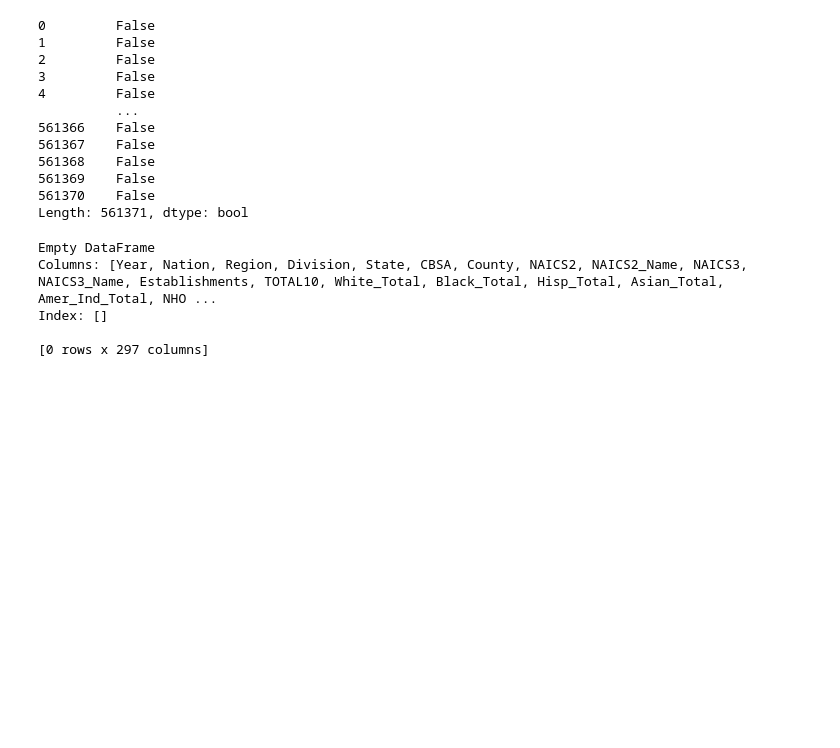
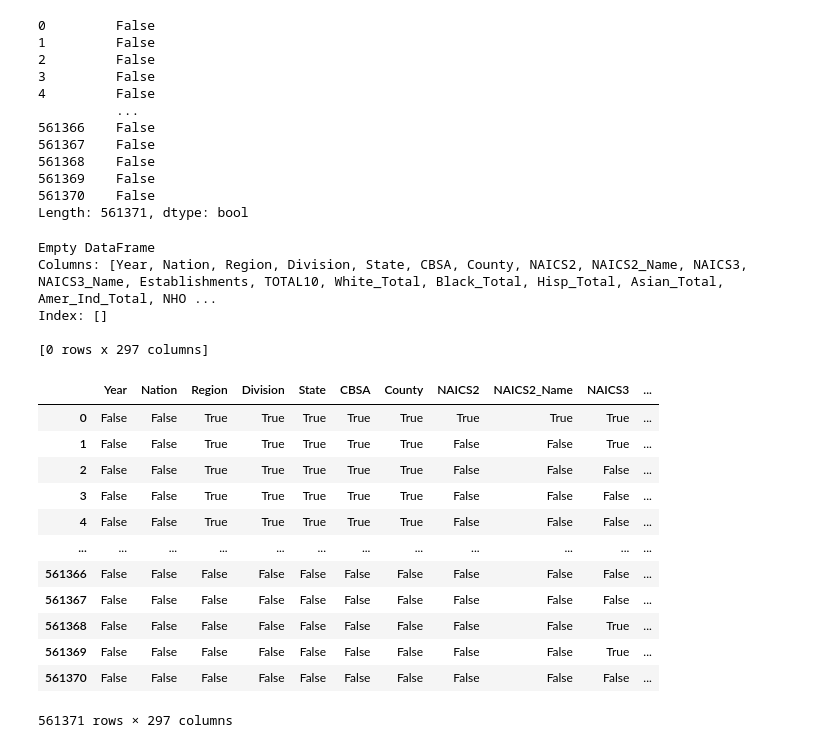
Before and after one commit to jfraz757/EEOC_Data_Exploration, a Jupyter notebook: EEOC_Files/EEOC1_Cleaning_Master_Stacked.ipynb, the cells around one changed output. Cells and saved outputs as stored; diff of their text form; code cells hidden in the pictures; blank space fills up the shorter version.

```diff
--- a/EEOC_Files/EEOC1_Cleaning_Master_Stacked.ipynb
+++ b/EEOC_Files/EEOC1_Cleaning_Master_Stacked.ipynb
@@ -5,7 +5,10 @@ import pandas as pd
 import dtale
 import numpy as np
 # %%
-df = pd.read_csv(r'c:\Users\jfraz\Code_You_Data_Analytics_Pathway\EEOC_Project\EEOC_Data\EEOC1_Master_Stacked.csv')
+raw_df = pd.read_csv(r'c:\Users\jfraz\Code_You_Data_Analytics_Pathway\EEOC_Project\EEOC_Data\EEOC1_Master_Stacked.csv')
+# %%
+# Created a copy file so when I mess up, I don't have to keep loading the original dataframe"
+df = raw_df.copy()
 # %%
 df.info()
 # %% [output]
@@ -126,3 +129,19 @@ Columns: [Year, Nation, Region, Division, State, CBSA, County, NAICS2, NAICS2_Na
 Index: []
 
 [0 rows x 297 columns]
+# %%
+df.isnull()
+# %% [output]
+|  | Year | Nation | Region | Division | State | CBSA | County | NAICS2 | NAICS2_Name | NAICS3 | ... |
+| 0 | False | False | True | True | True | True | True | True | True | True | ... |
+| 1 | False | False | True | True | True | True | True | False | False | True | ... |
+| 2 | False | False | True | True | True | True | True | False | False | False | ... |
+| 3 | False | False | True | True | True | True | True | False | False | False | ... |
+| 4 | False | False | True | True | True | True | True | False | False | False | ... |
+| ... | ... | ... | ... | ... | ... | ... | ... | ... | ... | ... | ... |
+| 561366 | False | False | False | False | False | False | False | False | False | False | ... |
+| 561367 | False | False | False | False | False | False | False | False | False | False | ... |
+| 561368 | False | False | False | False | False | False | False | False | False | True | ... |
+| 561369 | False | False | False | False | False | False | False | False | False | True | ... |
+| 561370 | False | False | False | False | False | False | False | False | False | False | ... |
+561371 rows × 297 columns
```
Also changed, not shown: parts of 8 cells of this notebook.
